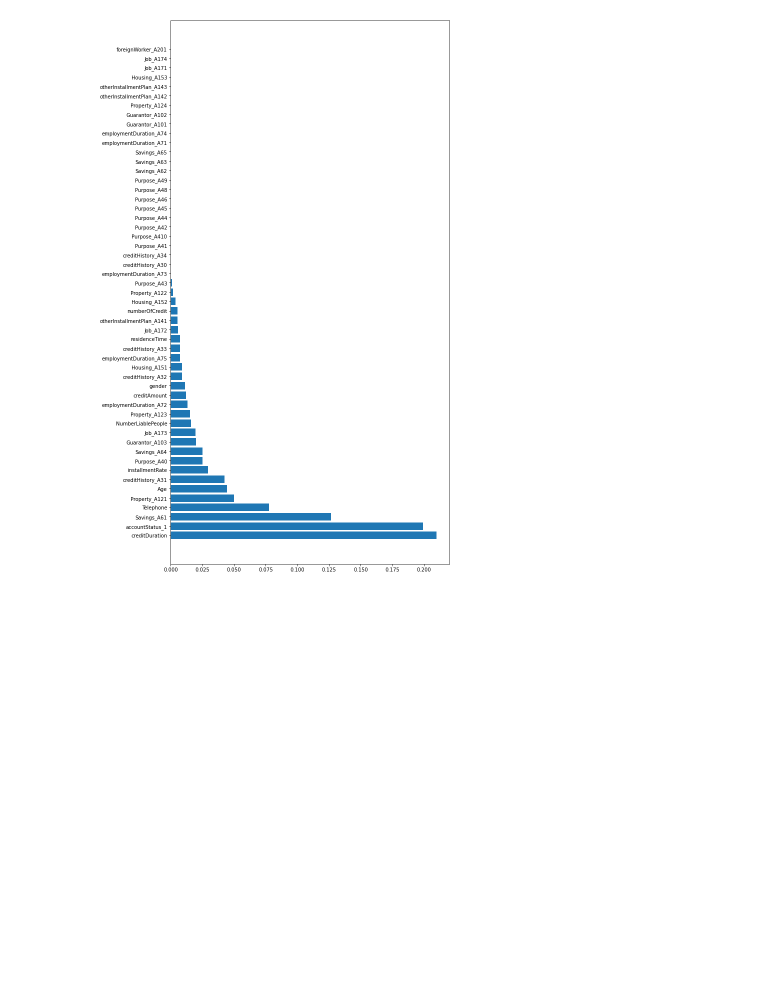
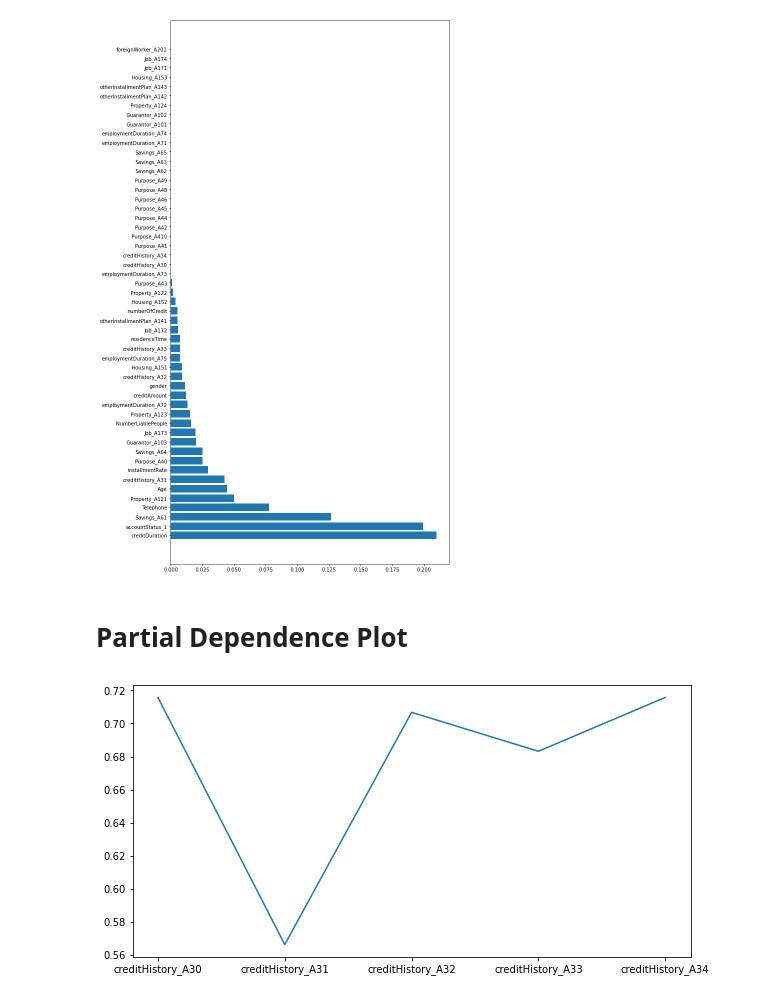
Before and after one commit to belzaina/mlinterp, a Jupyter notebook: InterpretableML.ipynb, the cells around one changed output. Cells and saved outputs as stored; diff of their text form; code cells hidden in the pictures; blank space fills up the shorter version.

```diff
--- a/InterpretableML.ipynb
+++ b/InterpretableML.ipynb
@@ -127,3 +145,36 @@ plt.barh(features, importance_score)
 plt.show()
 # %% [output]
 [figure]
+# %% [markdown]
+# Partial Dependence Plot
+# %%
+def _infer_feature_type(feature, X):
+    """Test if feature exists and infer its type
+
+    Parameters
+    ----------
+    feature: string or list
+        list for one-hot encoded feature
+    X: DataFrame
+
+    Returns
+    -------
+    Feature types:
+        1. binary
+        2. onehot
+        3. numeric
+    """
+    if type(feature) == list:
+        if len(feature) < 2:
+            raise ValueError('one-hot encoded feature should contain at least 2 elements')
+        if not (set(feature) < set(X.columns.values)):
+            raise ValueError(f"feature does not exist: {feature}")
+        feature_type = 'onehot'
+    else:
+        if feature not in X.columns.values:
+            raise ValueError(f"feature does not exist: {feature}")
+        if sorted(list(np.unique(X[feature]))) == [0, 1]:
+            feature_type = 'binary'
+        else:
+            feature_type = 'numeric'
+    return feature_type
@@ -129,0 +231,4 @@ plt.show()
+# %%
+pdp(model_fit, x, [s for s in x.columns if s.startswith('creditHistory')])
+# %% [output]
+[figure, added]
```
Also changed, not shown: parts of 23 cells of this notebook.
